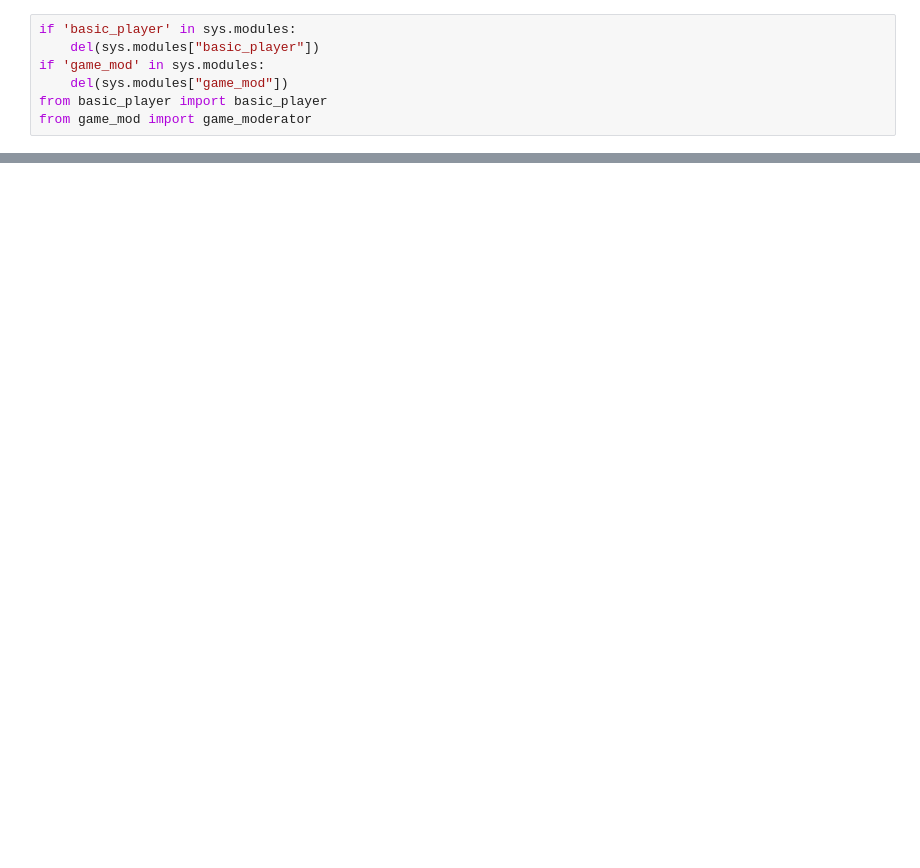
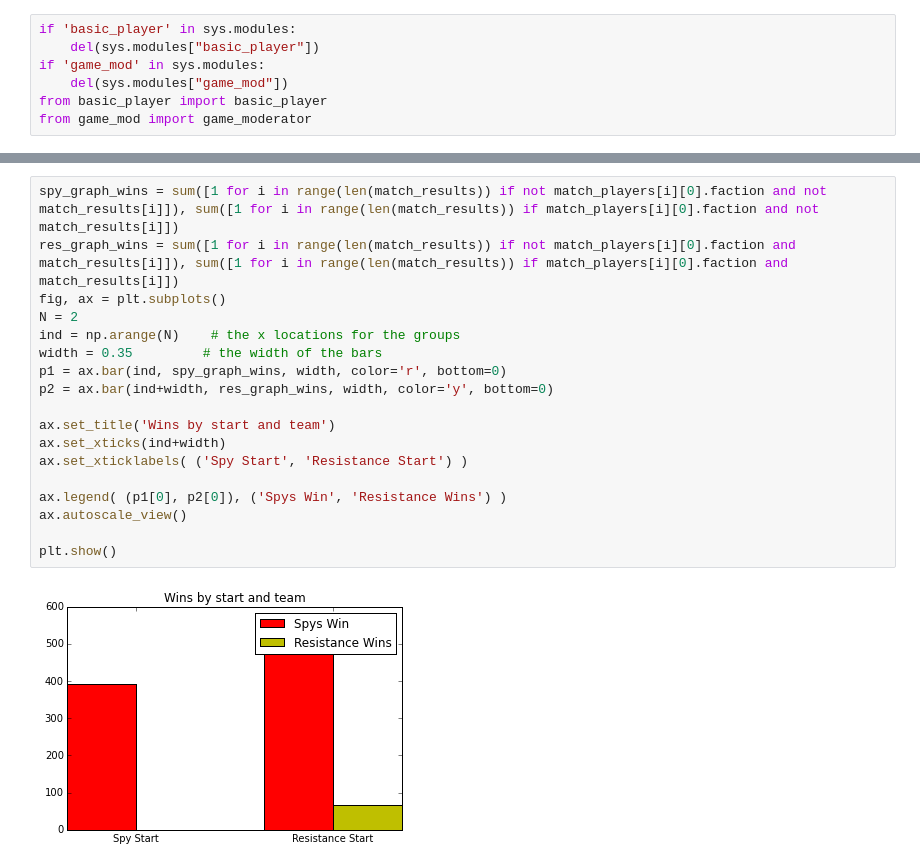
Before and after one commit to kevinoconnor7/tns-final-project, a Jupyter notebook: Overall Model.ipynb, the cells around one changed output, grey strips where cells are left out. Saved outputs shown, nothing was run; the diff lists cells and outputs as text; blank space fills up the shorter version.

```diff
--- a/Overall Model.ipynb
+++ b/Overall Model.ipynb
@@ -51,0 +108,20 @@ Mission passed? True
+# %%
+spy_graph_wins = sum([1 for i in range(len(match_results)) if not match_players[i][0].faction and not match_results[i]]), sum([1 for i in range(len(match_results)) if match_players[i][0].faction and not match_results[i]])
+res_graph_wins = sum([1 for i in range(len(match_results)) if not match_players[i][0].faction and match_results[i]]), sum([1 for i in range(len(match_results)) if match_players[i][0].faction and match_results[i]])
+fig, ax = plt.subplots()
+N = 2
+ind = np.arange(N)    # the x locations for the groups
+width = 0.35         # the width of the bars
+p1 = ax.bar(ind, spy_graph_wins, width, color='r', bottom=0)
+p2 = ax.bar(ind+width, res_graph_wins, width, color='y', bottom=0)
+
+ax.set_title('Wins by start and team')
+ax.set_xticks(ind+width)
+ax.set_xticklabels( ('Spy Start', 'Resistance Start') )
+
+ax.legend( (p1[0], p2[0]), ('Spys Win', 'Resistance Wins') )
+ax.autoscale_view()
+
+plt.show()
+# %% [output]
+[figure, added]
```
Also changed, not shown: parts of 3 cells of this notebook, 1 other file.
